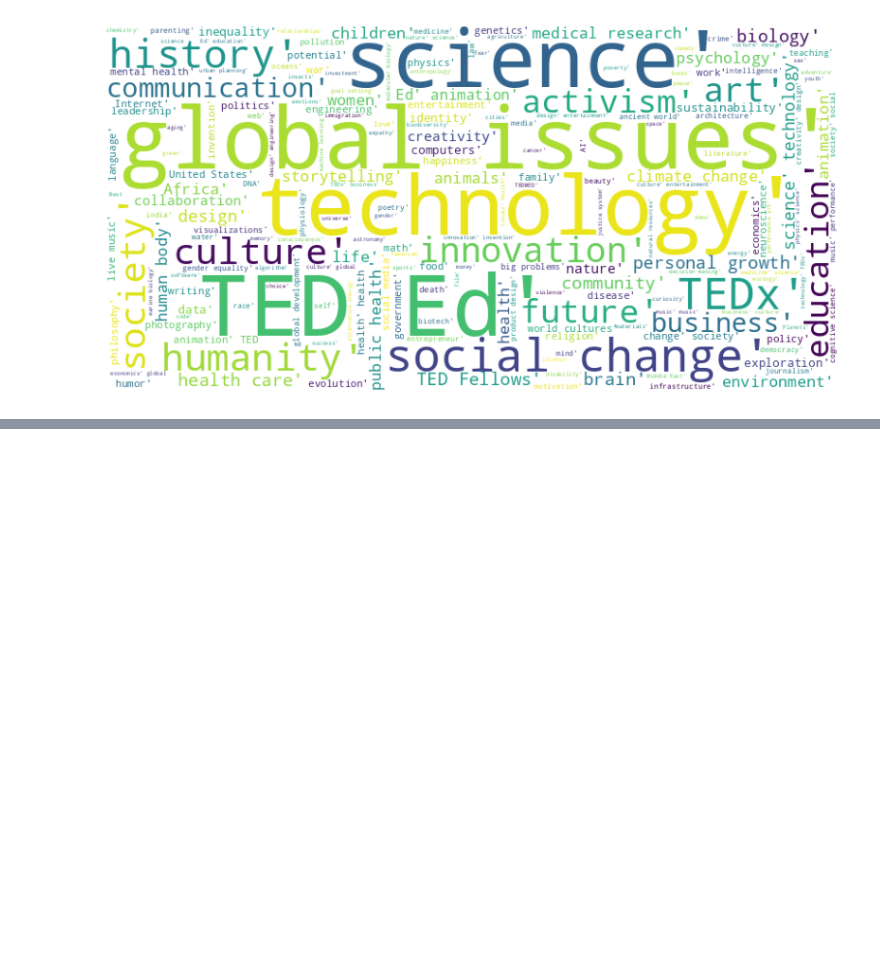
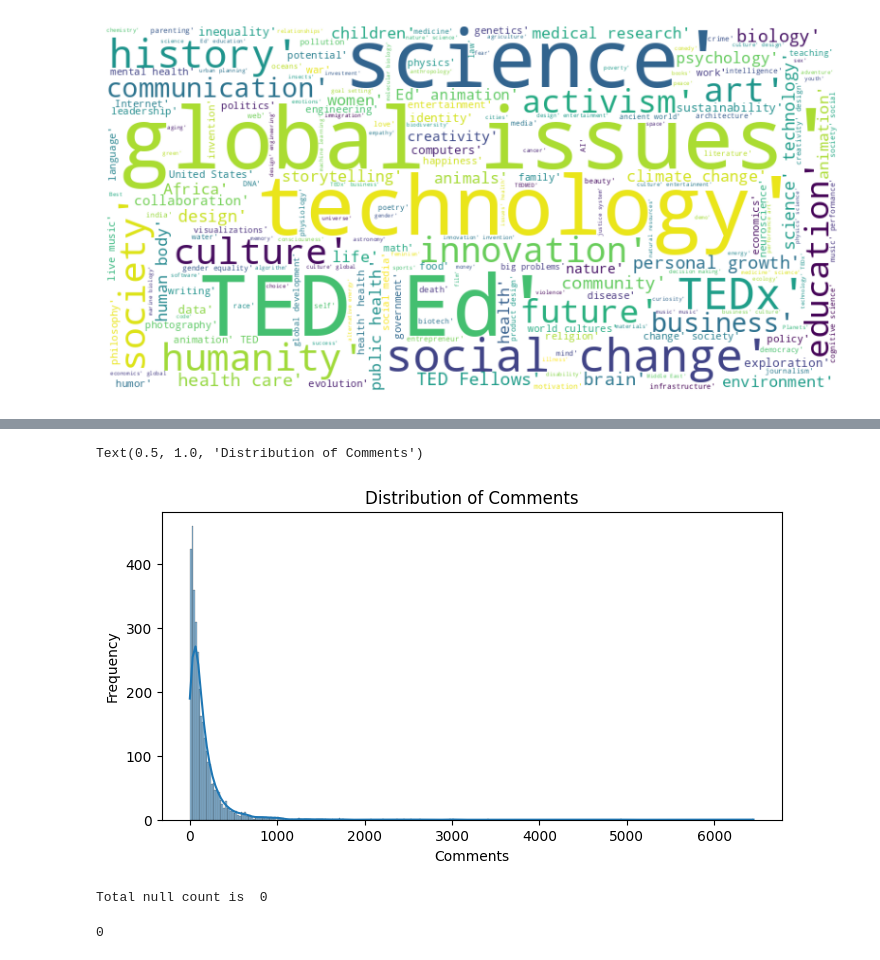
Before and after one commit to Mohamed-Harish-M-123/Capstone-Project-II, a Jupyter notebook: TED_Talks_views_prediction.ipynb, the cells around one changed output, grey strips where cells are left out. Saved outputs shown, nothing was run; the diff lists cells and outputs as text; code cells hidden in the pictures; blank space fills up the shorter version.

```diff
--- a/TED_Talks_views_prediction.ipynb
+++ b/TED_Talks_views_prediction.ipynb
@@ -431,0 +445,18 @@ plt.show()
+# %%
+plt.figure(figsize=(8,4))
+sns.histplot(ted_talks_dataframe['comments'], kde=True)
+plt.xlabel('Comments')
+plt.ylabel('Frequency')
+plt.title('Distribution of Comments')
+# %% [output]
+Text(0.5, 1.0, 'Distribution of Comments')
+[figure, added]
+# %%
+null_occupation = ted_talks_dataframe['occupations'].isnull().sum()
+print("Total null count is ", null_occupation)
+
+ted_talks_dataframe.fillna('others', inplace=True)
+ted_talks_dataframe['occupations'].isnull().sum()
+# %% [output]
+Total null count is  0
+0
```
Also changed, not shown: parts of 3 cells of this notebook.
